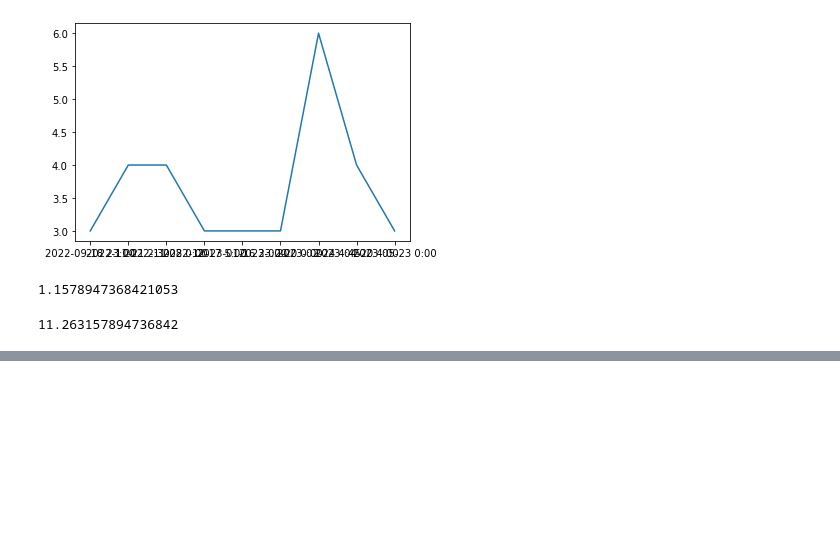
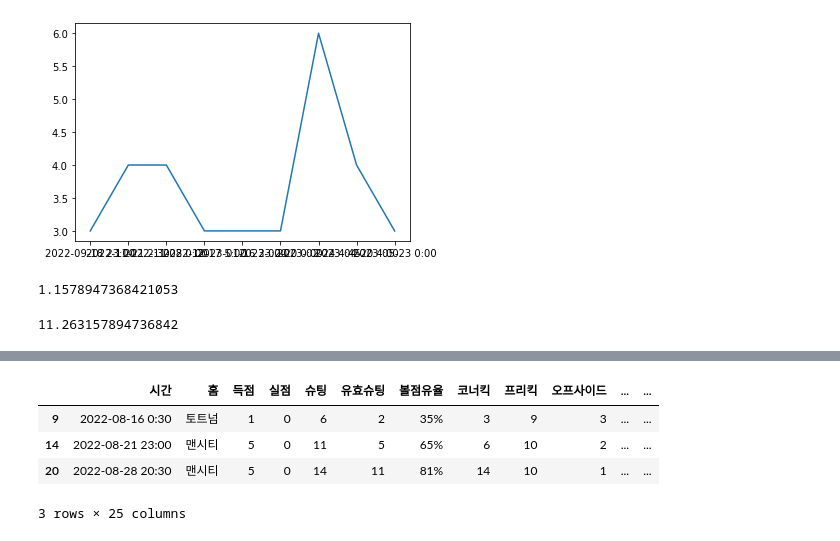
Before and after one commit to cjdrudco/KKC_Python_Project, a Jupyter notebook: Untitled.ipynb, the cells around one changed output, grey strips where cells are left out. Saved outputs shown, nothing was run; the diff lists cells and outputs as text; code cells hidden in the pictures; blank space fills up the shorter version.

```diff
--- a/Untitled.ipynb
+++ b/Untitled.ipynb
@@ -234,0 +276,16 @@ TypeError: Could not convert 67%61%40%62%62%68%66%50%81%47%58%66%72%72%69%67%59%
+# %%
+df = pd.read_csv("data.csv", encoding='cp949')
+
+teamName = '맨시티'
+teamAway = df[df['원정'] == teamName]
+teamHome = df[df['홈'] == teamName]
+final = pd.concat([teamAway, teamHome])
+res = final.sort_values(by='시간')
+
+res.head(3)
+# %% [output]
+|  | 시간 | 홈 | 득점 | 실점 | 슈팅 | 유효슈팅 | 볼점유율 | 코너킥 | 프리킥 | 오프사이드 | ... | ... |
+| 9 | 2022-08-16 0:30 | 토트넘 | 1 | 0 | 6 | 2 | 35% | 3 | 9 | 3 | ... | ... |
+| 14 | 2022-08-21 23:00 | 맨시티 | 5 | 0 | 11 | 5 | 65% | 6 | 10 | 2 | ... | ... |
+| 20 | 2022-08-28 20:30 | 맨시티 | 5 | 0 | 14 | 11 | 81% | 14 | 10 | 1 | ... | ... |
+3 rows × 25 columns
```
Also changed, not shown: parts of 7 cells of this notebook, 1 other file.
